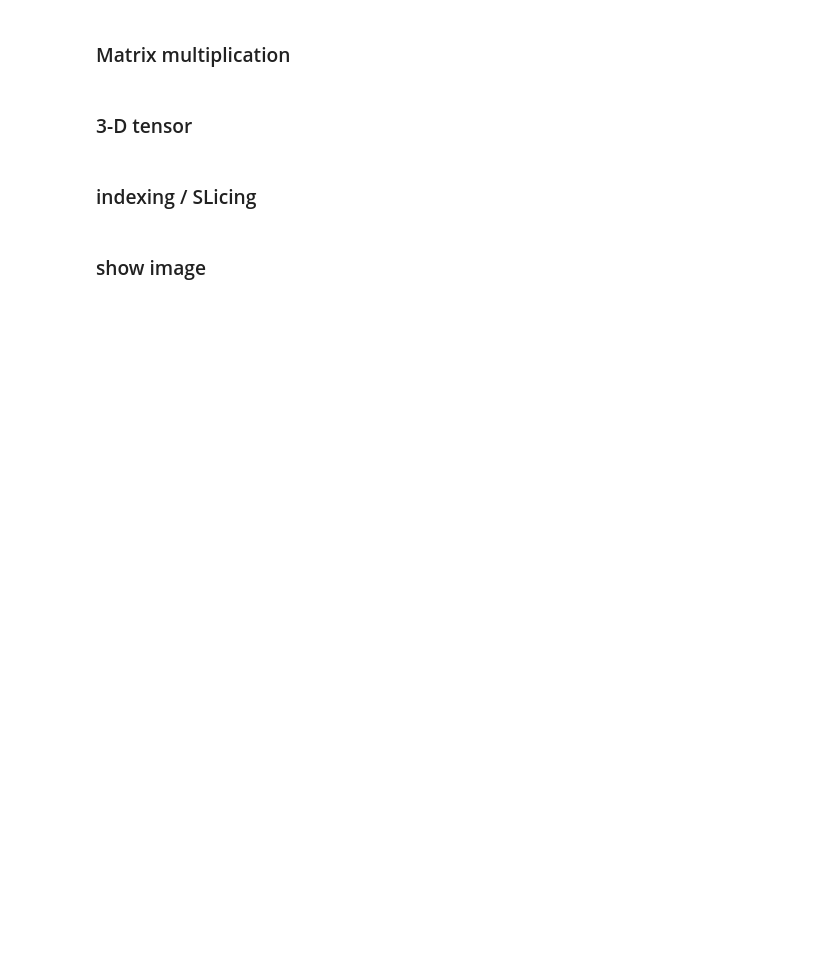
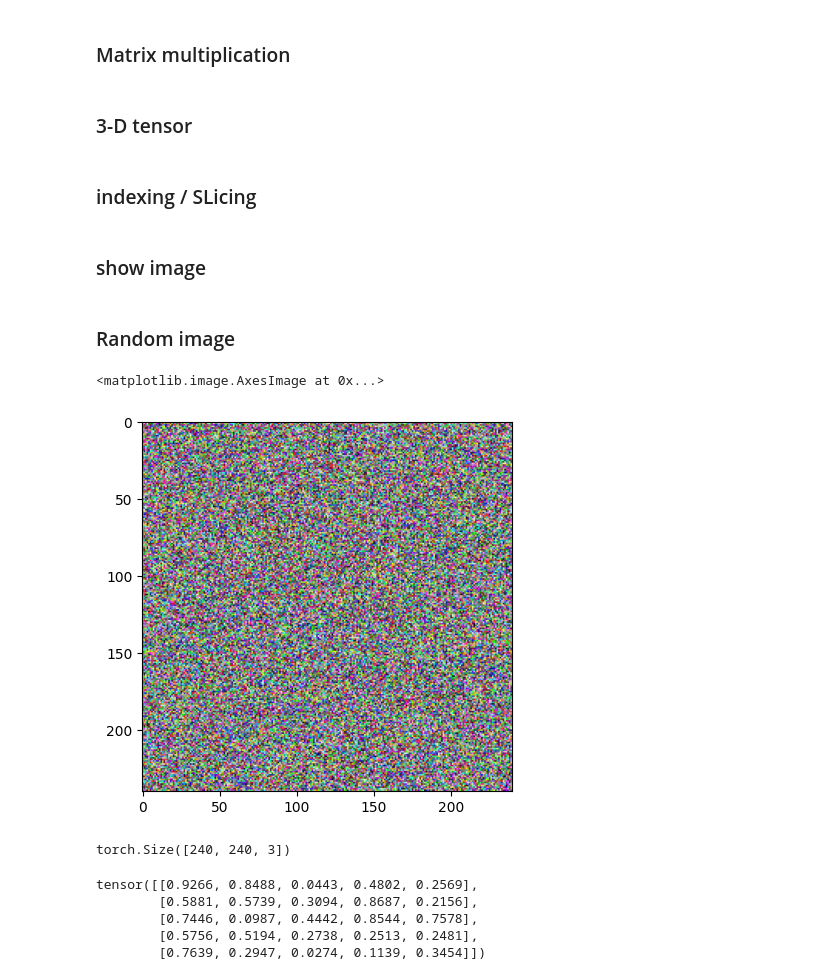
Before and after one commit to navlearn/dnn-pytorch, a Jupyter notebook: week1/notebooks/Matrix_ops.ipynb, the cells around one changed output. Drawn from its saved outputs; the diff is of its cells as text; code cells hidden in the pictures; blank space fills up the shorter version.

Commit message:
Add Image operation example to better understand 3d tensors

```diff
--- a/week1/notebooks/Matrix_ops.ipynb
+++ b/week1/notebooks/Matrix_ops.ipynb
@@ -97,3 +97,24 @@ plt.imshow(image_for_display)
 image_for_display.shape
 # %%
 help(torch.permute)
+# %% [markdown]
+### Random image
+# %%
+rand_img = torch.rand(size=(240,240, 3))
+# %%
+plt.imshow(rand_img)
+# %% [output]
+<matplotlib.image.AxesImage at 0x...>
+[figure, added]
+# %%
+rand_img.shape
+# %% [output]
+torch.Size([240, 240, 3])
+# %%
+rand_img[:5,:5,1]
+# %% [output]
+tensor([[0.9266, 0.8488, 0.0443, 0.4802, 0.2569],
+        [0.5881, 0.5739, 0.3094, 0.8687, 0.2156],
+        [0.7446, 0.0987, 0.4442, 0.8544, 0.7578],
+        [0.5756, 0.5194, 0.2738, 0.2513, 0.2481],
+        [0.7639, 0.2947, 0.0274, 0.1139, 0.3454]])
```
Also changed, not shown: parts of 19 cells of this notebook.
